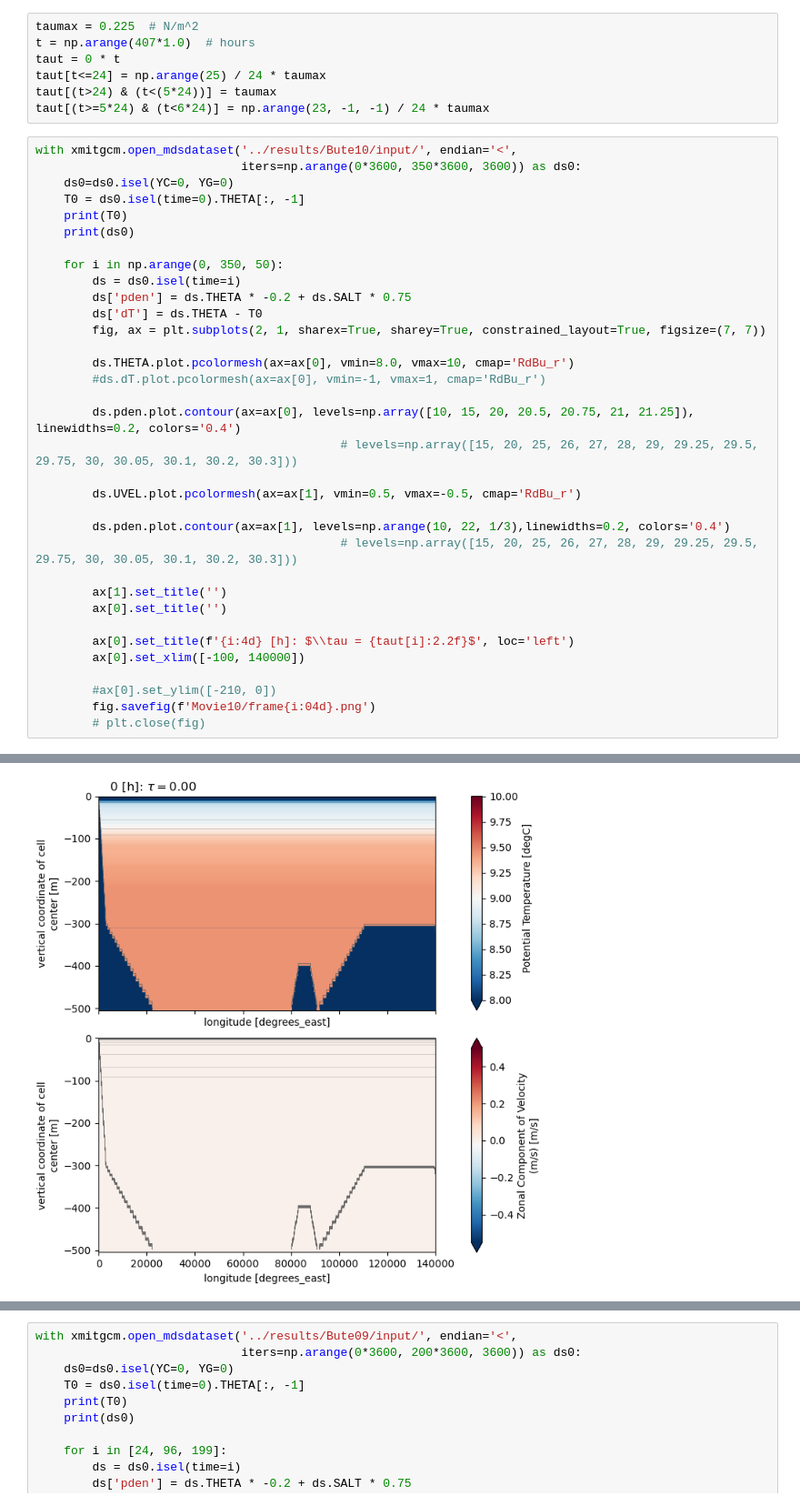
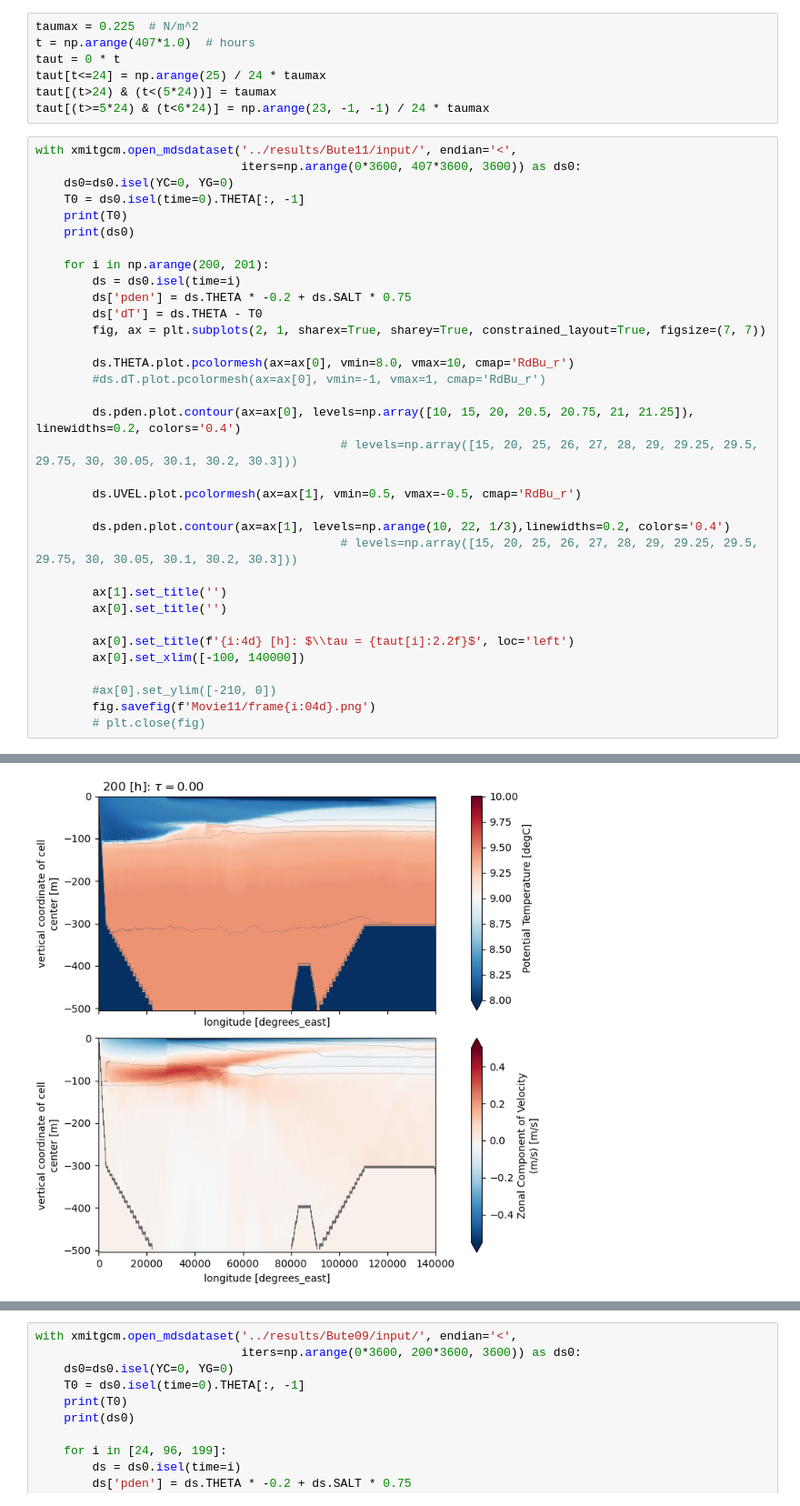
Before and after one commit to jklymak/FjordForce, a Jupyter notebook: input/Untitled.ipynb, the cells around one changed output, grey strips where cells are left out. Shown at 91% size. Drawn from its saved outputs; the diff is of its cells as text.

```diff
--- a/input/Untitled.ipynb
+++ b/input/Untitled.ipynb
@@ -19,14 +19,14 @@ taut[t<=24] = np.arange(25) / 24 * taumax
 taut[(t>24) & (t<(5*24))] = taumax
 taut[(t>=5*24) & (t<6*24)] = np.arange(23, -1, -1) / 24 * taumax
 # %%
-with xmitgcm.open_mdsdataset('../results/Bute10/input/', endian='<',
-                             iters=np.arange(0*3600, 350*3600, 3600)) as ds0:
+with xmitgcm.open_mdsdataset('../results/Bute11/input/', endian='<',
+                             iters=np.arange(0*3600, 407*3600, 3600)) as ds0:
     ds0=ds0.isel(YC=0, YG=0)
     T0 = ds0.isel(time=0).THETA[:, -1]
     print(T0)
     print(ds0)
 
-    for i in np.arange(0, 350, 50):
+    for i in np.arange(200, 201):
         ds = ds0.isel(time=i)
         ds['pden'] = ds.THETA * -0.2 + ds.SALT * 0.75
         ds['dT'] = ds.THETA - T0
@@ -42,32 +42,32 @@ with xmitgcm.open_mdsdataset('../results/Bute10/input/', endian='<',
 
         ds.pden.plot.contour(ax=ax[1], levels=np.arange(10, 22, 1/3),linewidths=0.2, colors='0.4')
                                            # levels=np.array([15, 20, 25, 26, 27, 28, 29, 29.25, 29.5, 29.75, 30, 30.05, 30.1, 30.2, 30.3]))
 
         ax[1].set_title('')
         ax[0].set_title('')
 
         ax[0].set_title(f'{i:4d} [h]: $\\tau = {taut[i]:2.2f}$', loc='left')
         ax[0].set_xlim([-100, 140000])
 
         #ax[0].set_ylim([-210, 0])
-        fig.savefig(f'Movie10/frame{i:04d}.png')
+        fig.savefig(f'Movie11/frame{i:04d}.png')
         # plt.close(fig)
 # %% [output]
 <xarray.DataArray 'THETA' (Z: 100)>
 dask.array<getitem, shape=(100,), dtype=float64, chunksize=(100,), chunktype=numpy.ndarray>
 Coordinates: (12/22)
     XC       float64 3.855e+05
     YC       float64 50.0
     YG       float64 0.0
   * Z        (Z) float64 -0.5 -1.514 -2.555 -3.625 ... -469.6 -483.4 -497.6
     rA       float64 dask.array<chunksize=(), meta=np.ndarray>
     dxG      float64 dask.array<chunksize=(), meta=np.ndarray>
     ...       ...
     rLowS    float64 dask.array<chunksize=(), meta=np.ndarray>
     rhoRef   (Z) float64 dask.array<chunksize=(100,), meta=np.ndarray>
 ... (34 lines left out)
     Conventions:  CF-1.6
     title:        netCDF wrapper of MITgcm MDS binary data
     source:       MITgcm
     history:      Created by calling `open_mdsdataset(grid_dir=None, iters=No...
-[figure, old version]
+[figure, new version]
```
Also changed, not shown: parts of 2 cells of this notebook, 3 other files.
